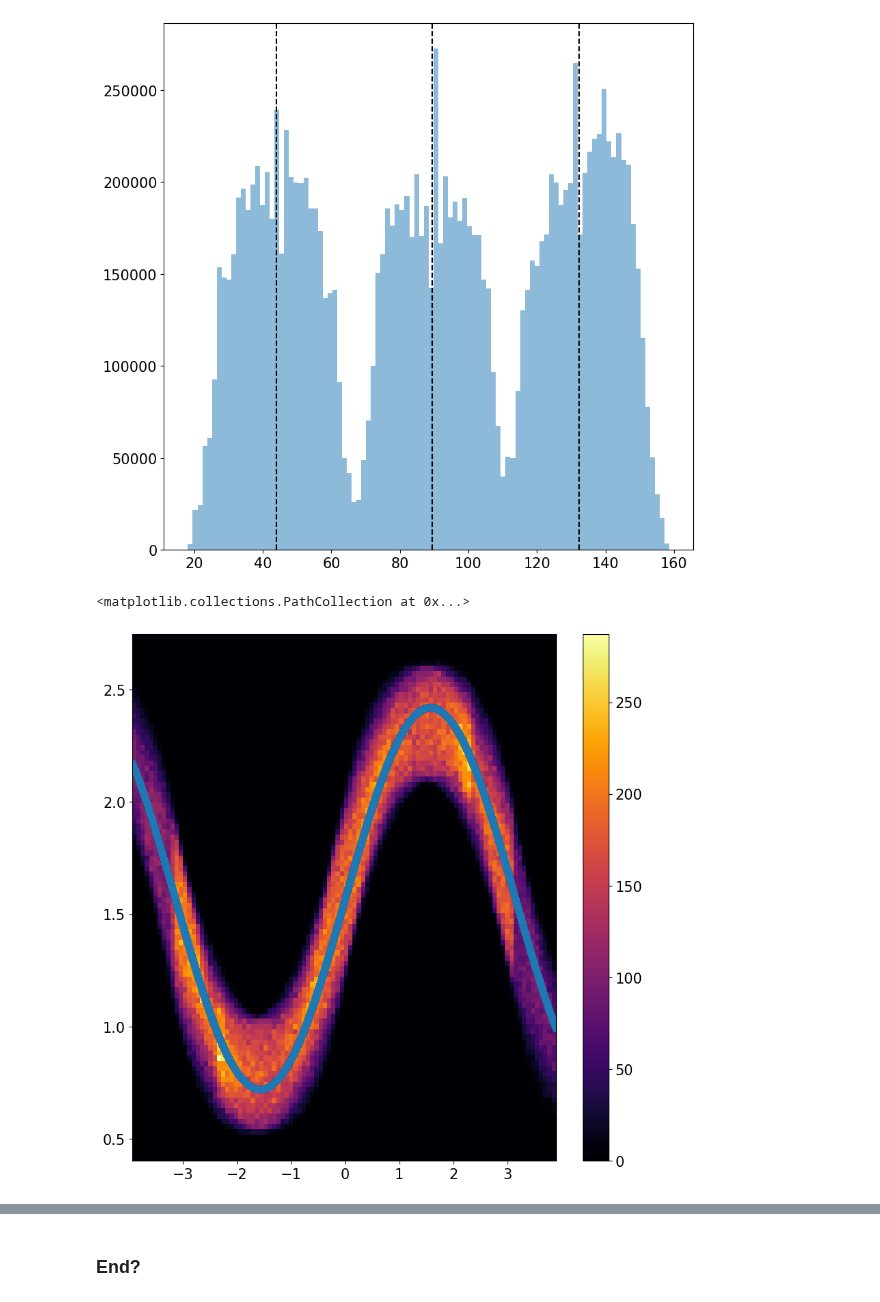
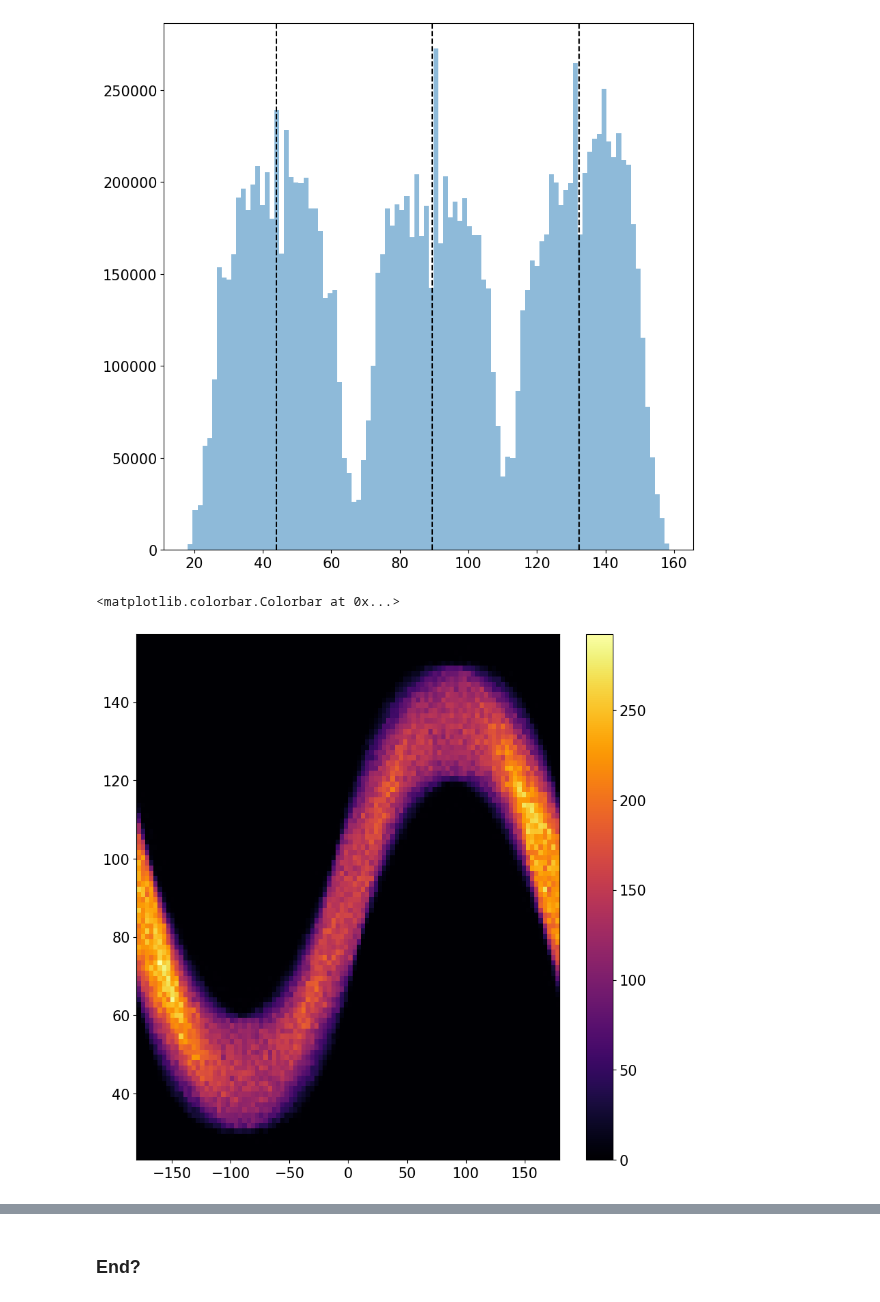
Before and after one commit to fedor-tairli/CDEProject, a Jupyter notebook: Dataset/TestingDataset_2.ipynb, the cells around one changed output, grey strips where cells are left out. Cells and saved outputs as stored; diff of their text form; code cells hidden in the pictures.

```diff
--- a/Dataset/TestingDataset_2.ipynb
+++ b/Dataset/TestingDataset_2.ipynb
@@ -414,26 +414,32 @@ plt.axvline(tel_offsets[3],ls='--',color='k')
 <matplotlib.lines.Line2D at 0x...>
 [figure]
 # %%
-All_SDPThetas = torch.zeros_like(Dataset.get_values('Gen_SDPTheta'))
-All_SDPPhis   = torch.zeros_like(Dataset.get_values('Gen_SDPPhi'))
-
-
+All_SDPThetas = []
+All_SDPPhis   = []
+tel_offsets = { 1:43.92 , 2:89.34 , 3:132.30 }
+tel_offsets_zeroed = {1:43.92 -89.34, 2:0, 3:132.30 -89.34}
 
 for iEv, Event in enumerate(Dataset):
 
     All_TelIDs = Event.get_pixel_values('TelID')
     The_TelID = torch.unique(All_TelIDs)[0].item()
 
-    All_SDPThetas[iEv] = Event.get_value('Gen_SDPTheta')
-    All_SDPPhis[iEv]   = Event.get_value('Gen_SDPPhi') - (HE_BackwallAngle + tel_offsets[The_TelID])/180*np.pi
+    # if The_TelID != 2: continue
+    All_SDPThetas.append(Event.get_value('Gen_SDPTheta'))
+    All_SDPPhis.append(Event.get_value('Gen_SDPPhi') -tel_offsets_zeroed[The_TelID]/180*np.pi)
+
+All_SDPThetas = np.array(All_SDPThetas)
+All_SDPPhis   = np.array(All_SDPPhis)
 # %%
 plt.figure()
-X = All_SDPPhis +2*np.pi#*180/np.pi   + 360
-Y = All_SDPThetas #- torch.sin(All_SDPPhis)*0.8
+X = All_SDPPhis   *180/np.pi
+Y = All_SDPThetas *180/np.pi
+
+X[X<-180] += 360
+X[X>180] -= 360
 
 plt.hist2d(X,Y,bins=100,cmap = 'inferno')
 plt.colorbar()
-plt.scatter(X,torch.sin(All_SDPPhis)*0.85+np.pi/2)
 # %% [output]
-<matplotlib.collections.PathCollection at 0x...>
+<matplotlib.colorbar.Colorbar at 0x...>
-[figure, old version]
+[figure, new version]
```
Also changed, not shown: parts of 1 cell of this notebook, 13 other files.
